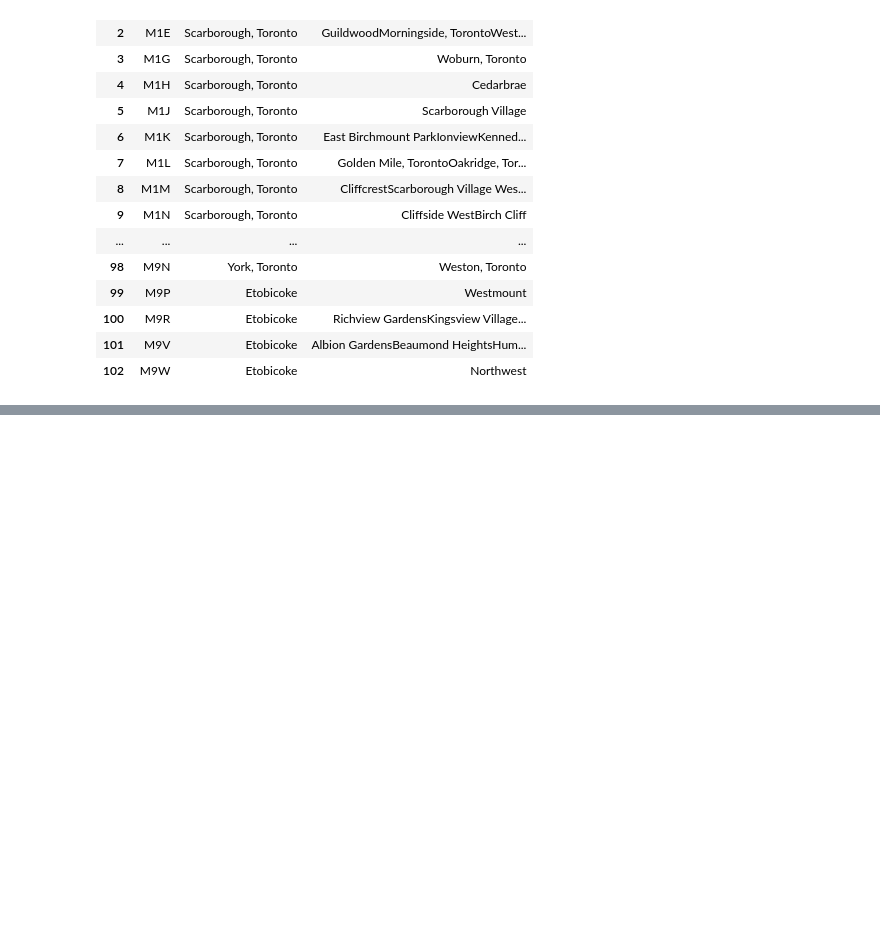
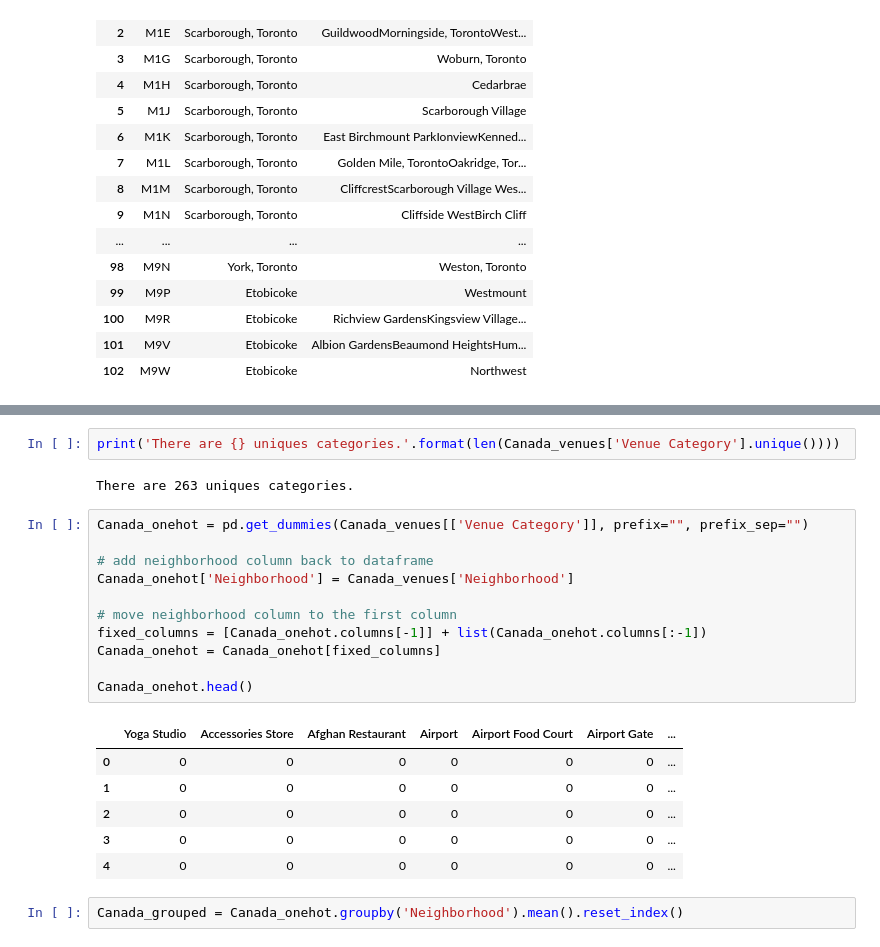
Before and after one commit to weichuanyes/example, a Jupyter notebook: Segmenting and Clustering Neighborhoods in Toronto 1.ipynb, the cells around one changed output, grey strips where cells are left out. Cells and saved outputs as stored; diff of their text form; blank space fills up the shorter version.

```diff
--- a/Segmenting and Clustering Neighborhoods in Toronto 1.ipynb
+++ b/Segmenting and Clustering Neighborhoods in Toronto 1.ipynb
@@ -166,0 +302,24 @@ df_new
+# %%
+print('There are {} uniques categories.'.format(len(Canada_venues['Venue Category'].unique())))
+# %% [output]
+There are 263 uniques categories.
+# %%
+Canada_onehot = pd.get_dummies(Canada_venues[['Venue Category']], prefix="", prefix_sep="")
+
+# add neighborhood column back to dataframe
+Canada_onehot['Neighborhood'] = Canada_venues['Neighborhood']
+
+# move neighborhood column to the first column
+fixed_columns = [Canada_onehot.columns[-1]] + list(Canada_onehot.columns[:-1])
+Canada_onehot = Canada_onehot[fixed_columns]
+
+Canada_onehot.head()
+# %% [output]
+|  | Yoga Studio | Accessories Store | Afghan Restaurant | Airport | Airport Food Court | Airport Gate | ... |
+| 0 | 0 | 0 | 0 | 0 | 0 | 0 | ... |
+| 1 | 0 | 0 | 0 | 0 | 0 | 0 | ... |
+| 2 | 0 | 0 | 0 | 0 | 0 | 0 | ... |
+| 3 | 0 | 0 | 0 | 0 | 0 | 0 | ... |
+| 4 | 0 | 0 | 0 | 0 | 0 | 0 | ... |
+# %%
+Canada_grouped = Canada_onehot.groupby('Neighborhood').mean().reset_index()
```
Also changed, not shown: parts of 23 cells of this notebook.
